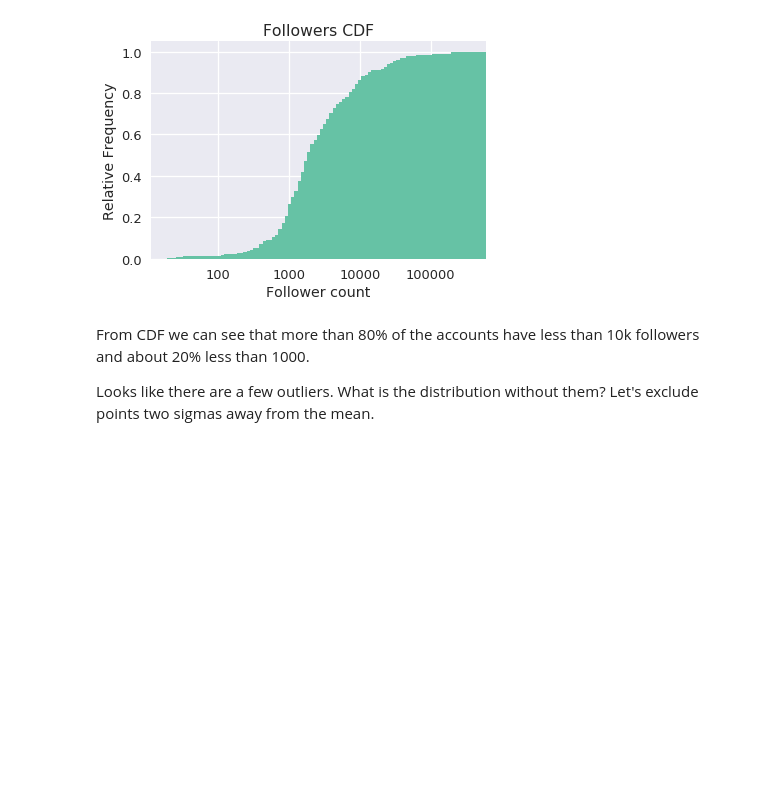
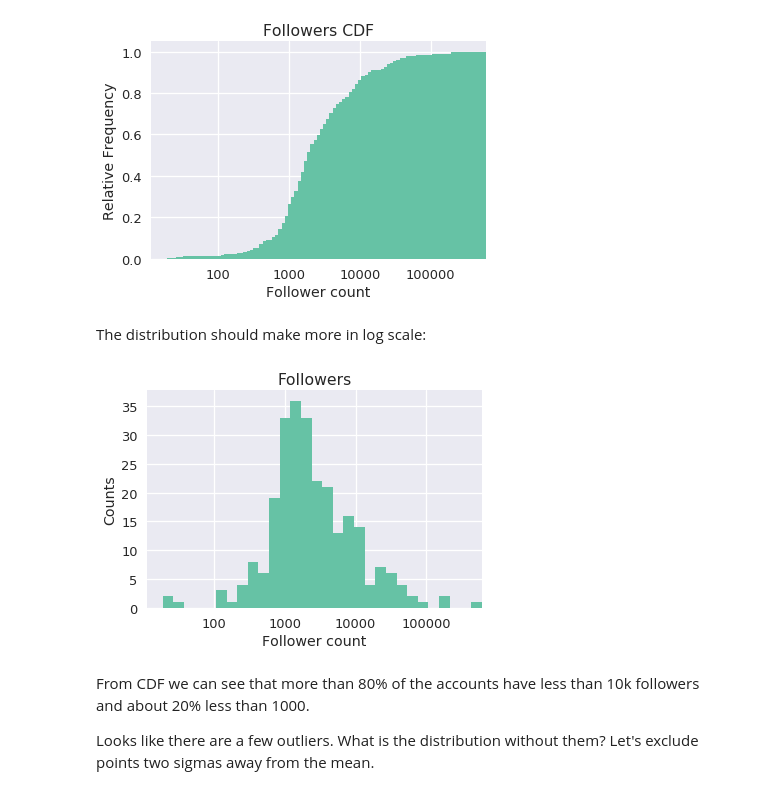
Before and after one commit to modw/playground, a Jupyter notebook: villain-tattoo/visualizing-data.ipynb, the cells around one changed output. Saved outputs shown, nothing was run; the diff lists cells and outputs as text; code cells hidden in the pictures; blank space fills up the shorter version.

```diff
--- a/villain-tattoo/visualizing-data.ipynb
+++ b/villain-tattoo/visualizing-data.ipynb
@@ -63,8 +63,8 @@ We see that 259 out of the 278 entries are unique.
 Let's look only at instagram by followers. To do so we'll create a new DataFrame
 by dropping duplicates.
 # %%
-insta_count = data.drop_duplicates(subset=['Instagram']).loc[:,['Instagram', 'Followers']]
-insta_count.set_index('Instagram', inplace=True)
+df_count = data.drop_duplicates(subset=['Instagram']).loc[:,['Instagram', 'Followers']]
+df_count.set_index('Instagram', inplace=True)
 # %% [markdown]
 Let's take a first look at the follower distribution
 # %%
@@ -95,6 +95,25 @@ plt.ylabel("Relative Frequency")
 plt.show()
 # %% [output]
 [figure]
+# %% [markdown]
+The distribution should make more in log scale:
+# %%
+np.log10(df_count).hist(cumulative=False, bins=30, normed=False)
+xticks = np.array([2,3,4,5])
+
+xticklabels = 10**xticks
+
+plt.title("Followers")
+
+plt.xticks(xticks,xticklabels)
+plt.xlim(xmax=np.log10(df_count.values.max()))
+
+plt.xlabel("Follower count")
+plt.ylabel("Counts")
+
+plt.show()
+# %% [output]
+[figure, added]
 # %% [markdown]
 From CDF we can see that more than 80% of the accounts have less than 10k followers
 and about 20% less than 1000.
```
Also changed, not shown: parts of 20 cells of this notebook.
